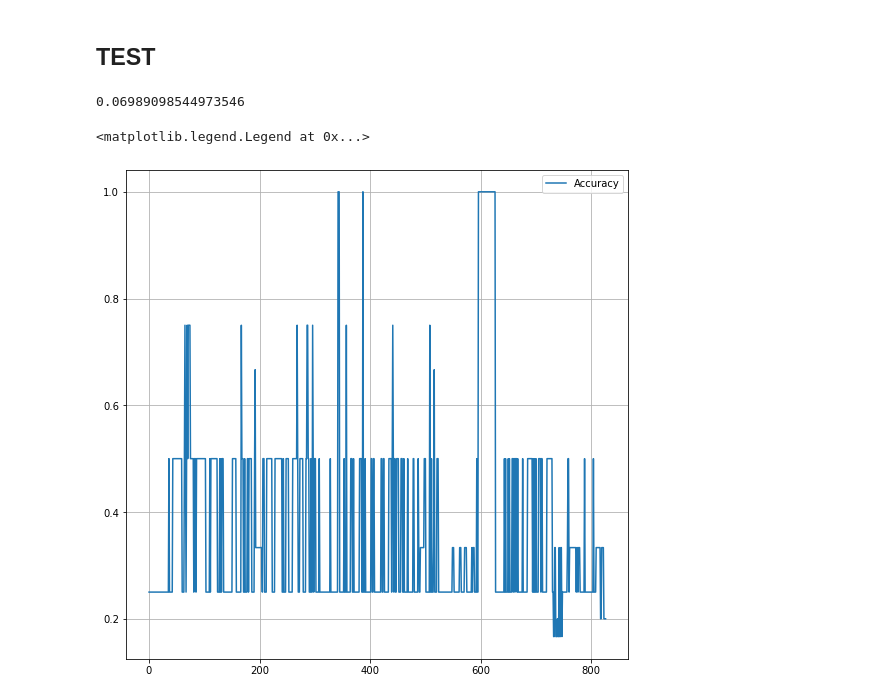
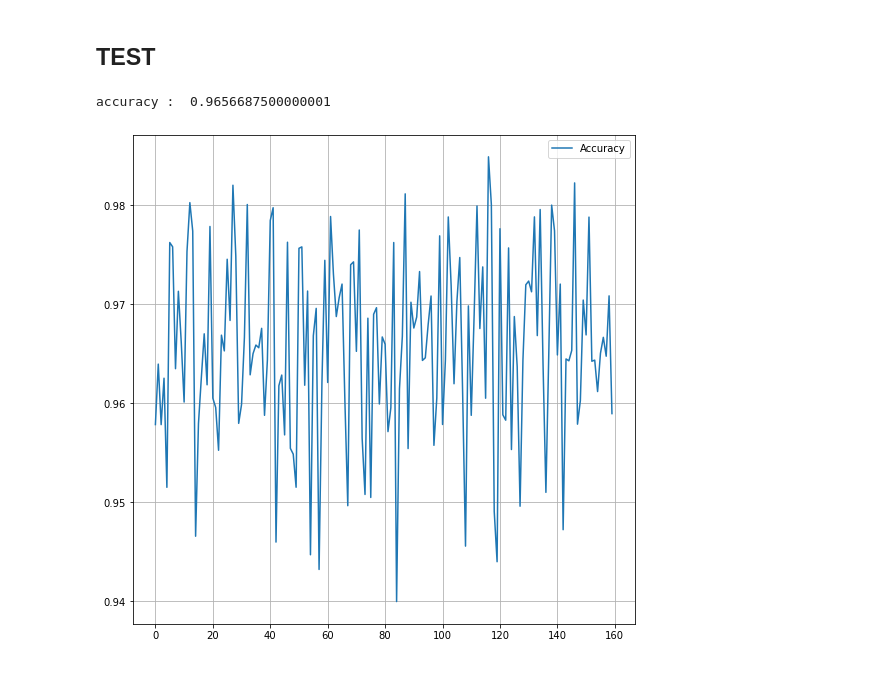
Before and after one commit to neennera/AI_single-music-note-classification, a Jupyter notebook: model_convo.ipynb, the cells around one changed output. Drawn from its saved outputs; the diff is of its cells as text; code cells hidden in the pictures.

```diff
--- a/model_convo.ipynb
+++ b/model_convo.ipynb
@@ -267,6 +260,6 @@ losses_test=[]
 metrics_test=[]
 get_test_epoch(5)
 # %%
-sum(metrics_test)/len(metrics_test)
+print( "accuracy : ", sum(metrics_test)/len(metrics_test))
 # %% [output]
-0.06989098544973546
+accuracy :  0.9656687500000001
@@ -280,11 +266,11 @@ for k in metrics :
 # %%
-y1=[item  for item in test_acc if (item>0)]
-
+#y1=[item  for item in test_acc if (item>0)]
+y1 = metrics_test
 x = torch.arange(len(y1)).numpy()
 fig,ax = plt.subplots(figsize=(9, 9))
 ax.grid(True)
 ax.plot(x, y1, label="Accuracy")
 ax.legend(loc='upper right')
+plt.show()
 # %% [output]
-<matplotlib.legend.Legend at 0x...>
-[figure, old version]
+[figure, new version]
```
Also changed, not shown: parts of 17 cells of this notebook, 4 other files.
